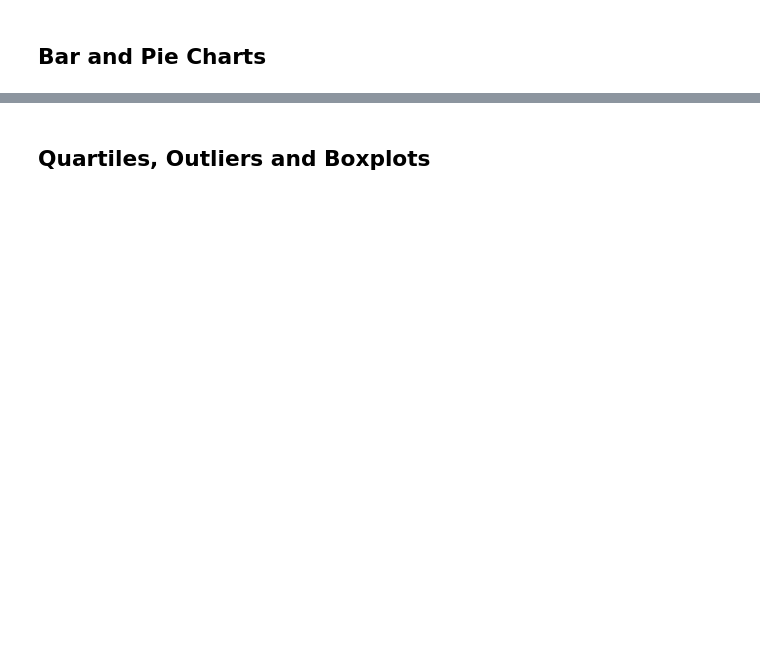
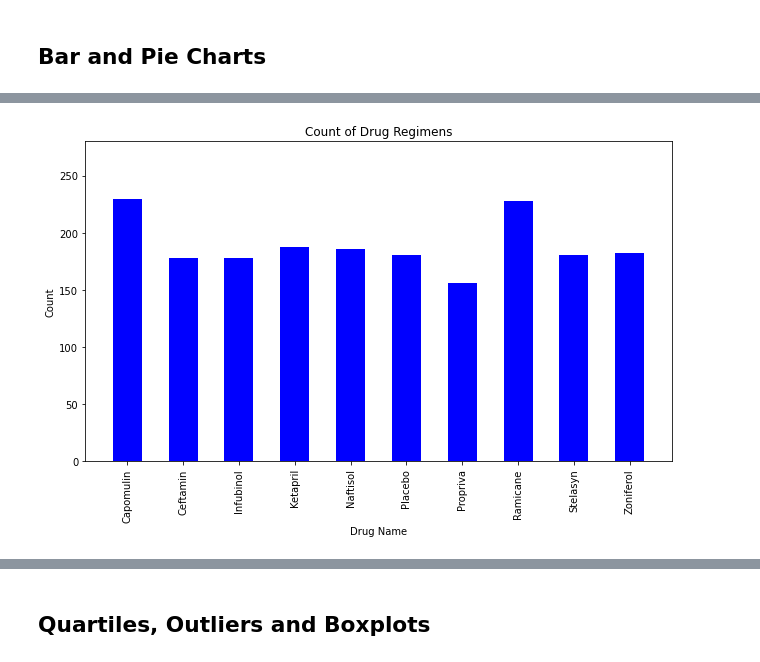
Before and after one commit to alagnevall/Pymaceuticals, a Jupyter notebook: pymaceuticals_starter.ipynb, the cells around one changed output, grey strips where cells are left out. Saved outputs shown, nothing was run; the diff lists cells and outputs as text; code cells hidden in the pictures; blank space fills up the shorter version.

```diff
--- a/pymaceuticals_starter.ipynb
+++ b/pymaceuticals_starter.ipynb
@@ -92,0 +114,26 @@ mice_study2
+# %%
+# Generate a bar plot showing the total number of measurements taken on each drug regimen using pyplot.
+x_axis = np.arange(len(drug_count))
+tick_locations = [value for value in x_axis]
+
+#create the bar chart
+plt.figure(figsize=(9,6))
+plt.bar(x_axis, drug_count["Drug Regimen"], color='blue', align="center", width = 0.52)
+plt.xticks(tick_locations, list(drug_count.index), rotation="vertical")
+
+# Sets the x limits of the current chart
+plt.xlim(-0.75, len(x_axis)-0.25)
+
+# Sets the y limits of the current chart
+plt.ylim(0, max(drug_count["Drug Regimen"])+50)
+
+# Give our chart some labels and a tile
+plt.title("Count of Drug Regimens")
+plt.xlabel("Drug Name")
+plt.ylabel("Count")
+
+
+plt.tight_layout()
+plt.show()
+# %% [output]
+[figure, added]
```
Also changed, not shown: parts of 17 cells of this notebook.
